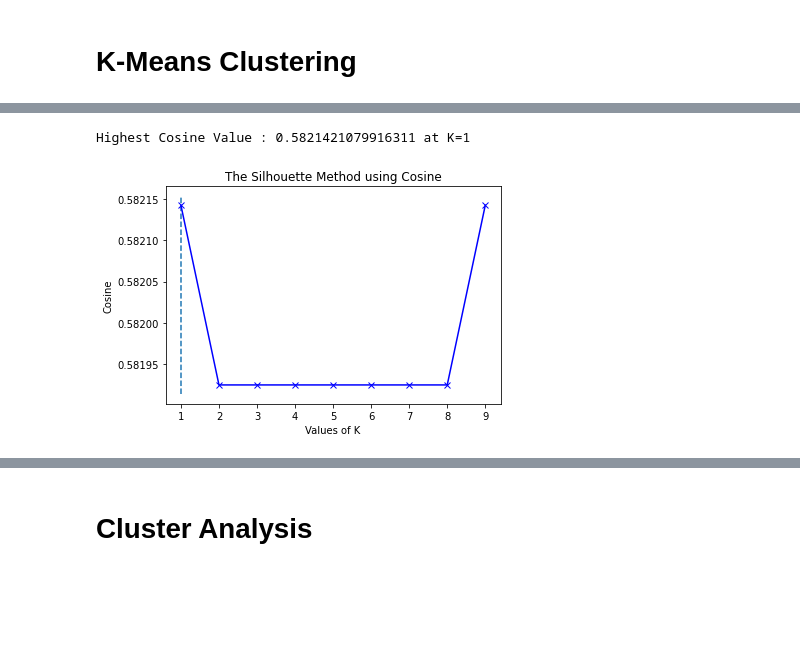
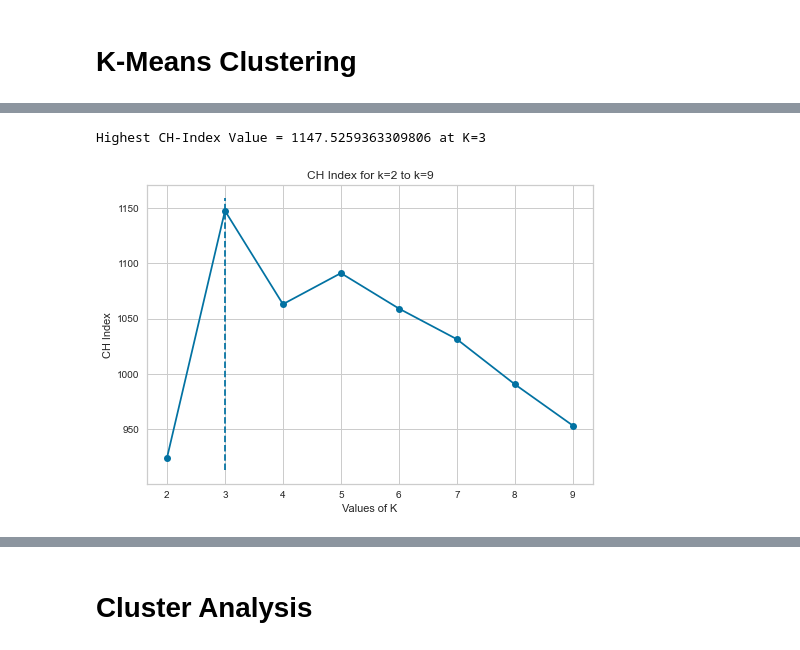
Before and after one commit to hammamnash/LRFM-Kmeans-Clustering, a Jupyter notebook: TA Hammam Clustering.ipynb, the cells around one changed output, grey strips where cells are left out. Drawn from its saved outputs; the diff is of its cells as text; code cells hidden in the pictures; blank space fills up the shorter version.

```diff
--- a/TA Hammam Clustering.ipynb
+++ b/TA Hammam Clustering.ipynb
@@ -420,16 +335,0 @@ Elbow at K = 4
-# %%
-# Silhouette Method
-euclidean = []
-cosine = []
-mapping_euclidean = {}
-K = range(1,10)
-
-# Prepare models
-for k in K:
-    kmeans = KMeans(n_clusters=6).fit(norm_lrfm)
-    normalized_vectors = preprocessing.normalize(norm_lrfm)
-    normalized_kmeans = KMeans(n_clusters=4).fit(normalized_vectors)
-    min_samples = norm_lrfm.shape[1]+1
-
-    euclidean.append(silhouette_score(norm_lrfm, kmeans.labels_, metric='euclidean'))
-    cosine.append(silhouette_score(normalized_vectors, normalized_kmeans.labels_, metric='cosine'))
@@ -452,16 +427,17 @@ Highest Euclidean Value = 0.36334635936288445 at K=4
 # %%
-# ymax = max(cosine)
-# xpos = cosine.index(ymax)
-# xmax = K[xpos]
+# CH Index Viz
+ymax = max(ch_index)
+xpos = ch_index.index(ymax)
+xmax = K[xpos]
 
-# print("Highest Cosine Value : %s at K=%s" % (ymax, xmax,))
-# plt.plot(K, cosine, 'bx-')
-# plt.xlabel('Values of K')
-# plt.ylabel('Cosine')
-# plt.title('The Silhouette Method using Cosine')
-# plt.vlines(xmax, plt.ylim()[0], plt.ylim()[1], linestyles='dashed')
-# plt.savefig('Grafik/Silhouette Method using Cosine.png', format='png', dpi=1000)
-# plt.show()
+print("Highest CH-Index Value = %s at K=%s" % (ymax, xmax,))
+plt.plot(K, ch_index, 'bo-')
+plt.xlabel('Values of K')
+plt.ylabel('CH Index')
+plt.title('CH Index for k=2 to k=9')
+plt.vlines(xmax, plt.ylim()[0], plt.ylim()[1], linestyles='dashed')
+plt.savefig('Grafik/CH Index.png', format='png', dpi=1000)
+plt.show()
 # %% [output]
-Highest Cosine Value : 0.5821421079916311 at K=1
+Highest CH-Index Value = 1147.5259363309806 at K=3
-[figure, old version]
+[figure, new version]
```
Also changed, not shown: parts of 55 cells of this notebook.
